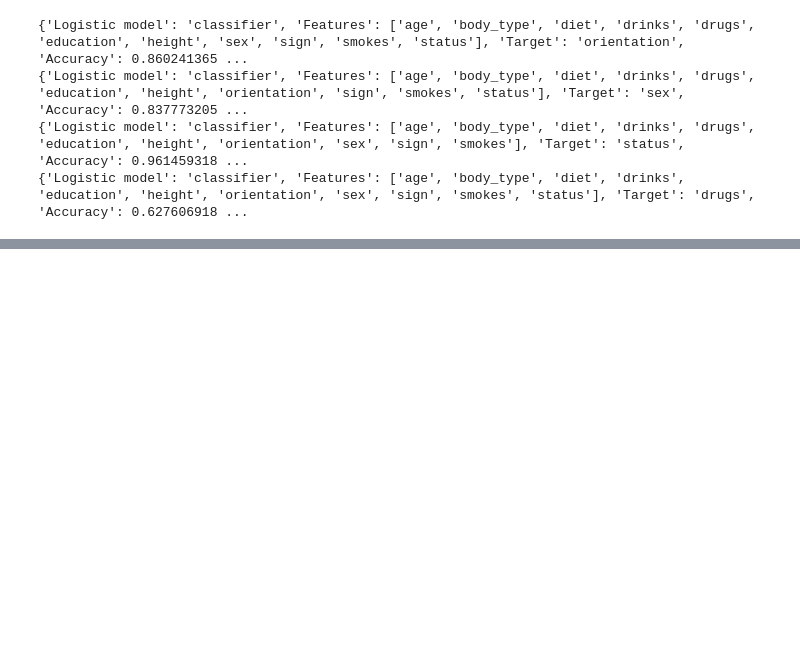
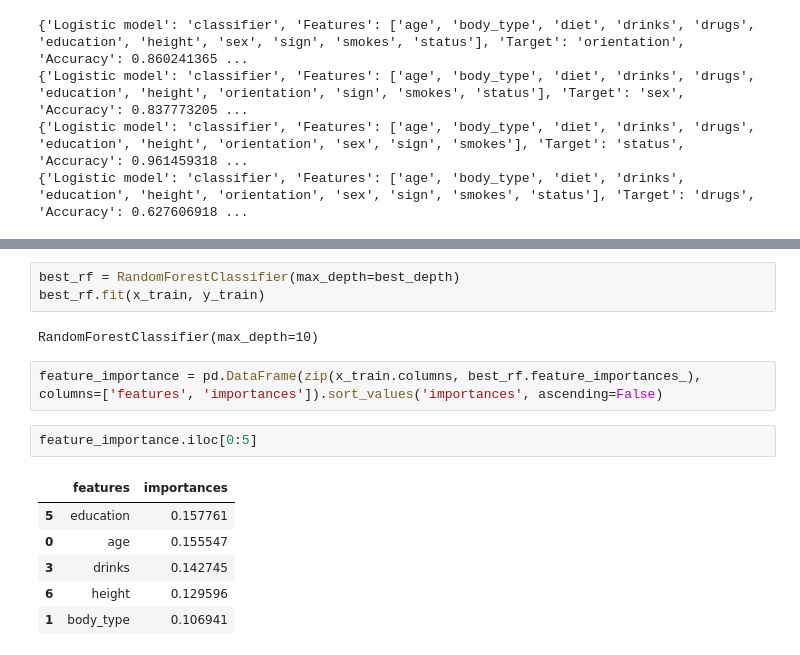
Before and after one commit to LiZoMark841619/OkCupid, a Jupyter notebook: OKCupid-Date-A-Scientist-Starter/date-a-scientist.ipynb, the cells around one changed output, grey strips where cells are left out. Cells and saved outputs as stored; diff of their text form; blank space fills up the shorter version.

```diff
--- a/OKCupid-Date-A-Scientist-Starter/date-a-scientist.ipynb
+++ b/OKCupid-Date-A-Scientist-Starter/date-a-scientist.ipynb
@@ -417,0 +412,16 @@ print(max(scores_and_k))
+# %%
+best_rf = RandomForestClassifier(max_depth=best_depth)
+best_rf.fit(x_train, y_train)
+# %% [output]
+RandomForestClassifier(max_depth=10)
+# %%
+feature_importance = pd.DataFrame(zip(x_train.columns, best_rf.feature_importances_), columns=['features', 'importances']).sort_values('importances', ascending=False)
+# %%
+feature_importance.iloc[0:5]
+# %% [output]
+|  | features | importances |
+| 5 | education | 0.157761 |
+| 0 | age | 0.155547 |
+| 3 | drinks | 0.142745 |
+| 6 | height | 0.129596 |
+| 1 | body_type | 0.106941 |
```
Also changed, not shown: parts of 17 cells of this notebook.
